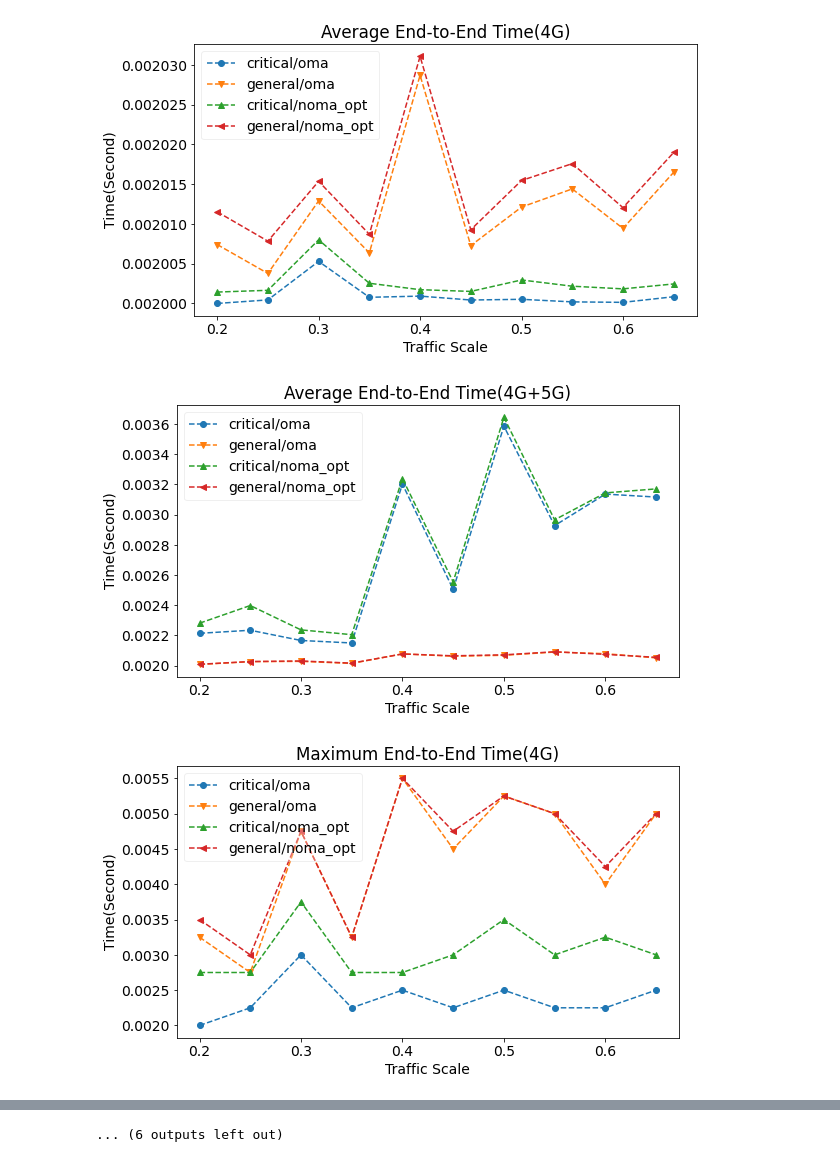
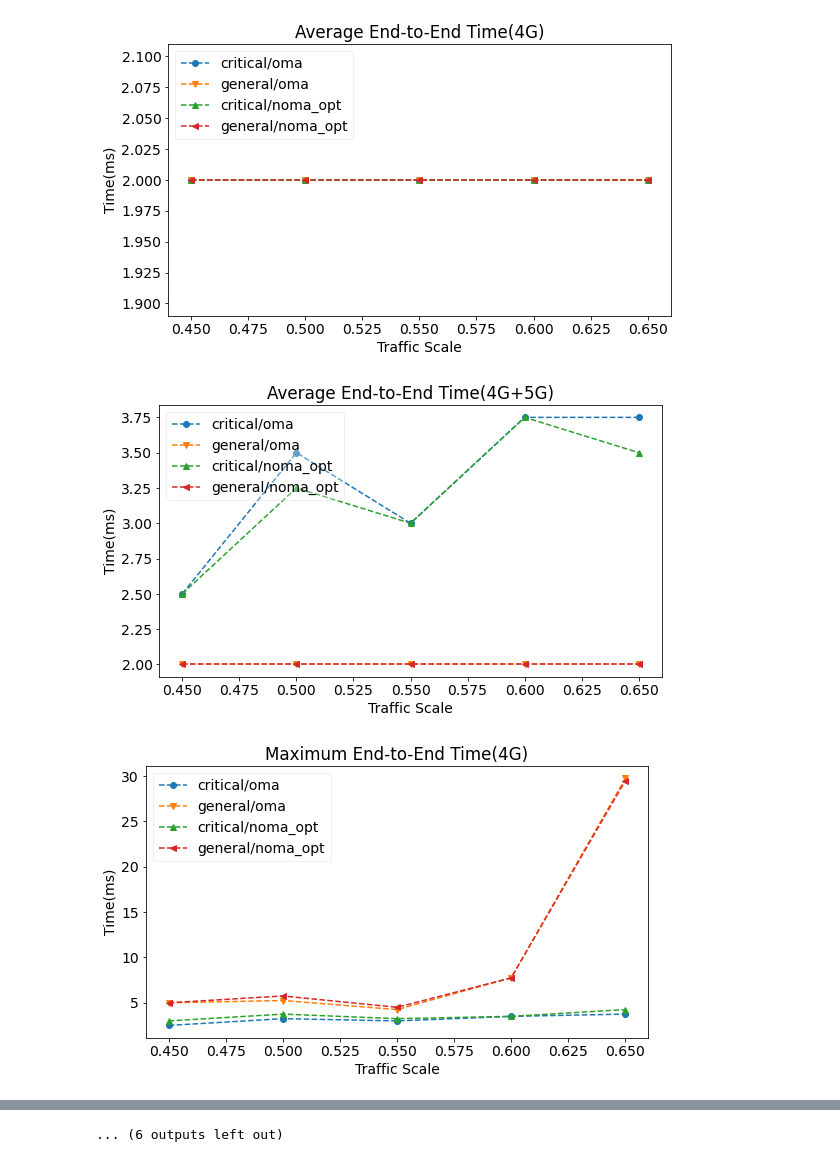
Before and after one commit to ODD2/ProjectSumo, a Jupyter notebook: graph.ipynb, the cells around one changed output, grey strips where cells are left out. Cells and saved outputs as stored; diff of their text form; code cells hidden in the pictures.

```diff
--- a/graph.ipynb
+++ b/graph.ipynb
@@ -30,21 +31,21 @@ sg_graph_configs = [
         "topic": "End-to-End Time",
 #         "x": "Maximum Data Generated Per Second(Unique Distribution) ",
         "x": "Traffic Scale",
-        "y": "Time(Second)",
+        "y": "Time(ms)",
         "subject": ["Avg", "Max", "Min"]
     },
     {
         "catalog": "bs_appdata_txq_wait",
         "topic": "Wait Time in Downlink Queue",
         "x": "Traffic Scale",
-        "y": "Time(Second)",
+        "y": "Time(ms)",
         "subject": ["Avg", "Max", "Min"]
     },
     {
         "catalog": "bs_appdata_tx",
         "topic": "Transfer Time",
         "x": "Traffic Scale",
-        "y": "Time(Second)",
+        "y": "Time(ms)",
         "subject": ["Avg", "Max", "Min"]
     },
 ]
@@ -102,7 +103,7 @@ s = [13232421, 102948123, 4419883, 5157253]
 # s = [13232421]
 a = [t for t in ResourceAllocatorType]
 b = [False, True]
-c = [0.2, 0.25, 0.3, 0.35, 0.4,0.45, 0.5, 0.55, 0.6, 0.65]
+c = [0.45, 0.5, 0.55, 0.6, 0.65]
 # %%
 interest_config = InterestConfig(None, False, 0)
 stats = [[[[None for _c in c] for _b in b] for _a in a]for _s in s]
@@ -144,34 +145,34 @@ for config in sg_graph_configs:
             for _a in range(len(a)):
                 for sg in SocialGroup:
                     y = []
                     x = c
                     for _c in range(len(c)):
                         value = 0
                         for _s in range(len(s)):
                             v = stats[_s][_a][_b][_c][catalog][sg][subject.lower()]
                             if v == _pinf or v == _ninf:
                                 v = 0
-                            value += v
+                            value += round(v*1000)
                         y.append(value/len(s))
                     plt.plot(
                         x,
                         y,
                         GetLineMarkerStyle(line_no),
                         label="{}/{}".format(
                               str(sg).lower(),
                               a[_a].name.lower(),
                         )
                     )
                     line_no += 1
                     #   plt.text(
                     #     c[-1],
                     #     y[-1],
                     #   )
             plt.legend(loc='upper left', bbox_to_anchor=(0, 1))
             plt.savefig('{}/{}.pdf'.format(dirpath, title))
             serial += 1
 plt.show()
 # %% [output]
-[figure, old version]
+[figure, new version]
-[figure, old version]
+[figure, new version]
-[figure, old version]
+[figure, new version]
```
Also changed, not shown: parts of 5 cells of this notebook, 11 other files.
